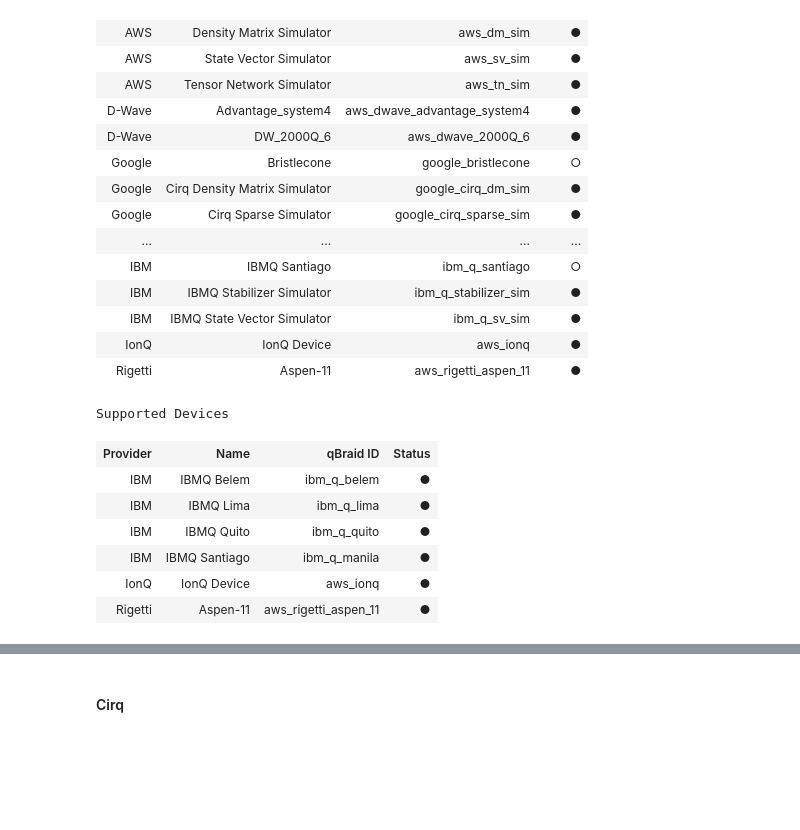
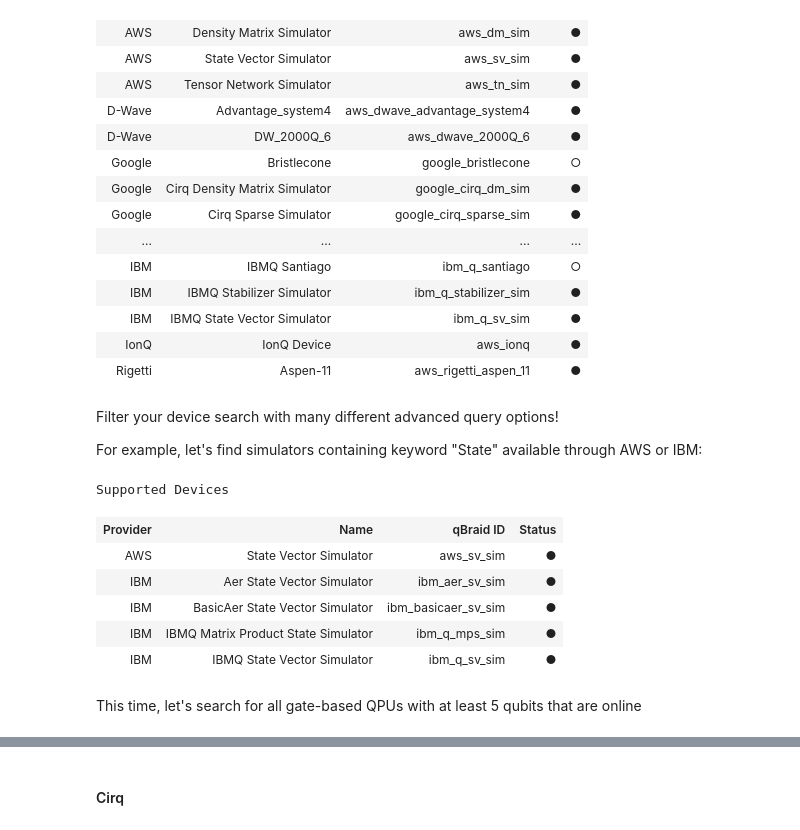
Before and after one commit to qBraid/qbraid-lab-demo, a Jupyter notebook: qbraid_sdk.ipynb, the cells around one changed output, grey strips where cells are left out. Cells and saved outputs as stored; diff of their text form; code cells hidden in the pictures; blank space fills up the shorter version.

```diff
--- a/qbraid_sdk.ipynb
+++ b/qbraid_sdk.ipynb
@@ -150,14 +50,19 @@ Supported Devices
 | IBM | IBMQ State Vector Simulator | ibm_q_sv_sim | ● |
 | IonQ | IonQ Device | aws_ionq | ● |
 | Rigetti | Aspen-11 | aws_rigetti_aspen_11 | ● |
-# %%
-get_devices({"paradigm": "gate-based", "type": "QPU", "qubits": {"$gte": 5}, "status": "ONLINE"})
-# %% [output]
-Supported Devices
-| Provider | Name | qBraid ID | Status |
-| IBM | IBMQ Belem | ibm_q_belem | ● |
-| IBM | IBMQ Lima | ibm_q_lima | ● |
-| IBM | IBMQ Quito | ibm_q_quito | ● |
-| IBM | IBMQ Santiago | ibm_q_manila | ● |
-| IonQ | IonQ Device | aws_ionq | ● |
-| Rigetti | Aspen-11 | aws_rigetti_aspen_11 | ● |
+# %% [markdown]
+Filter your device search with many different advanced query options!
+
+For example, let's find simulators containing keyword "State" available through AWS or IBM:
+# %%
+get_devices({"type": "Simulator", "name": {"$regex": "State"}, "vendor": {"$in": ["AWS", "IBM"]}})
+# %% [output]
+Supported Devices
+| Provider | Name | qBraid ID | Status |
+| AWS | State Vector Simulator | aws_sv_sim | ● |
+| IBM | Aer State Vector Simulator | ibm_aer_sv_sim | ● |
+| IBM | BasicAer State Vector Simulator | ibm_basicaer_sv_sim | ● |
+| IBM | IBMQ Matrix Product State Simulator | ibm_q_mps_sim | ● |
+| IBM | IBMQ State Vector Simulator | ibm_q_sv_sim | ● |
+# %% [markdown]
+This time, let's search for all gate-based QPUs with at least 5 qubits that are online
```
Also changed, not shown: parts of 47 cells of this notebook, 1 other file.
